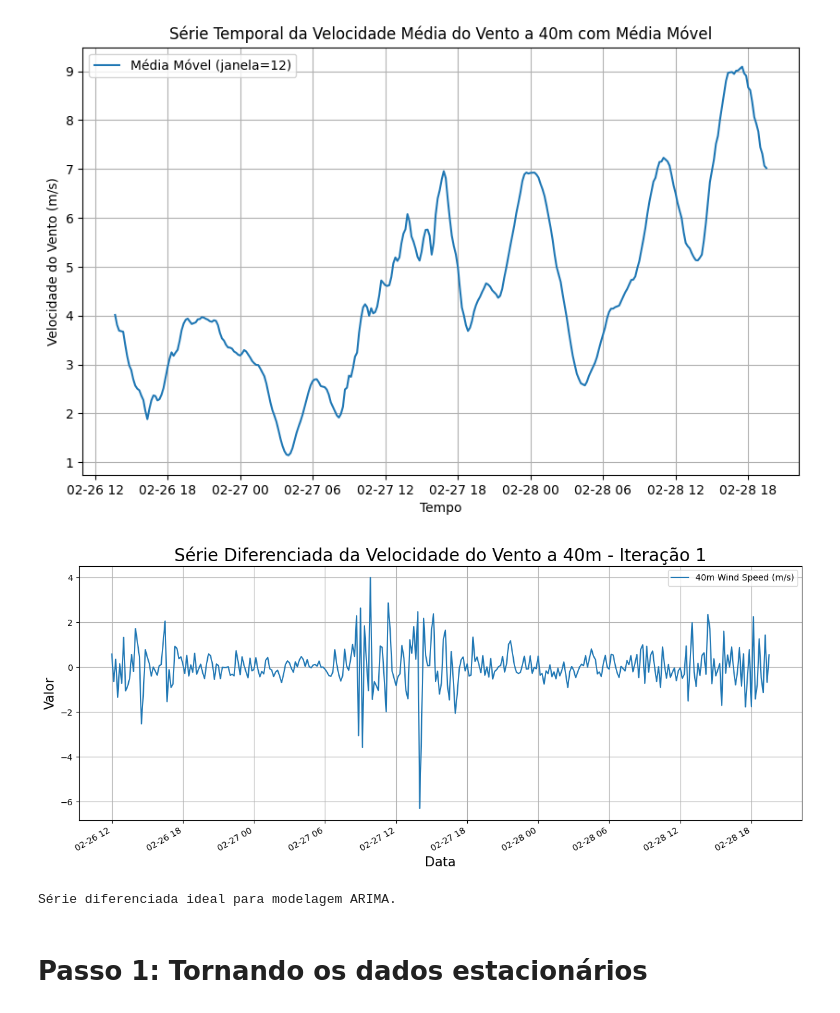
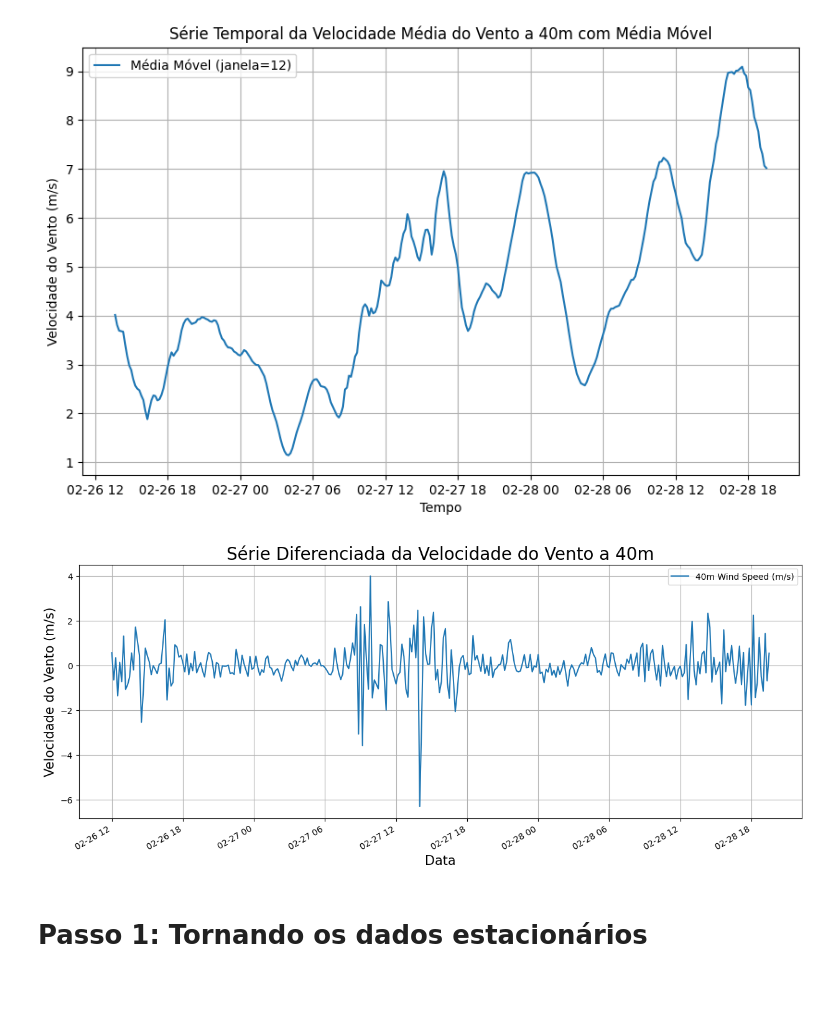
Before and after one commit to nervaljunior/JupyterHub, a Jupyter notebook: Arima_(1).ipynb, the cells around one changed output. Saved outputs shown, nothing was run; the diff lists cells and outputs as text; code cells hidden in the pictures.

```diff
--- a/Arima_(1).ipynb
+++ b/Arima_(1).ipynb
@@ -217,6 +385,12 @@ def diferenciar_serie_para_arima(serie, max_iter=5):
-# %%
-serie_diferenciada = diferenciar_serie_para_arima(velocidade_media)
-# %% [output]
-[figure, removed]
-Série diferenciada ideal para modelagem ARIMA.
+# %%
+# Diferenciação
+diff_series = velocidade_media.diff().dropna()
+diff_series.plot(figsize=(15, 6))
+plt.title('Série Diferenciada da Velocidade do Vento a 40m', fontsize=20)
+plt.xlabel('Data', fontsize=15)
+plt.ylabel('Velocidade do Vento (m/s)', fontsize=15)
+plt.grid(True)
+plt.show()
+# %% [output]
+[figure, added]
 # %%
```
Also changed, not shown: parts of 15 cells of this notebook.
